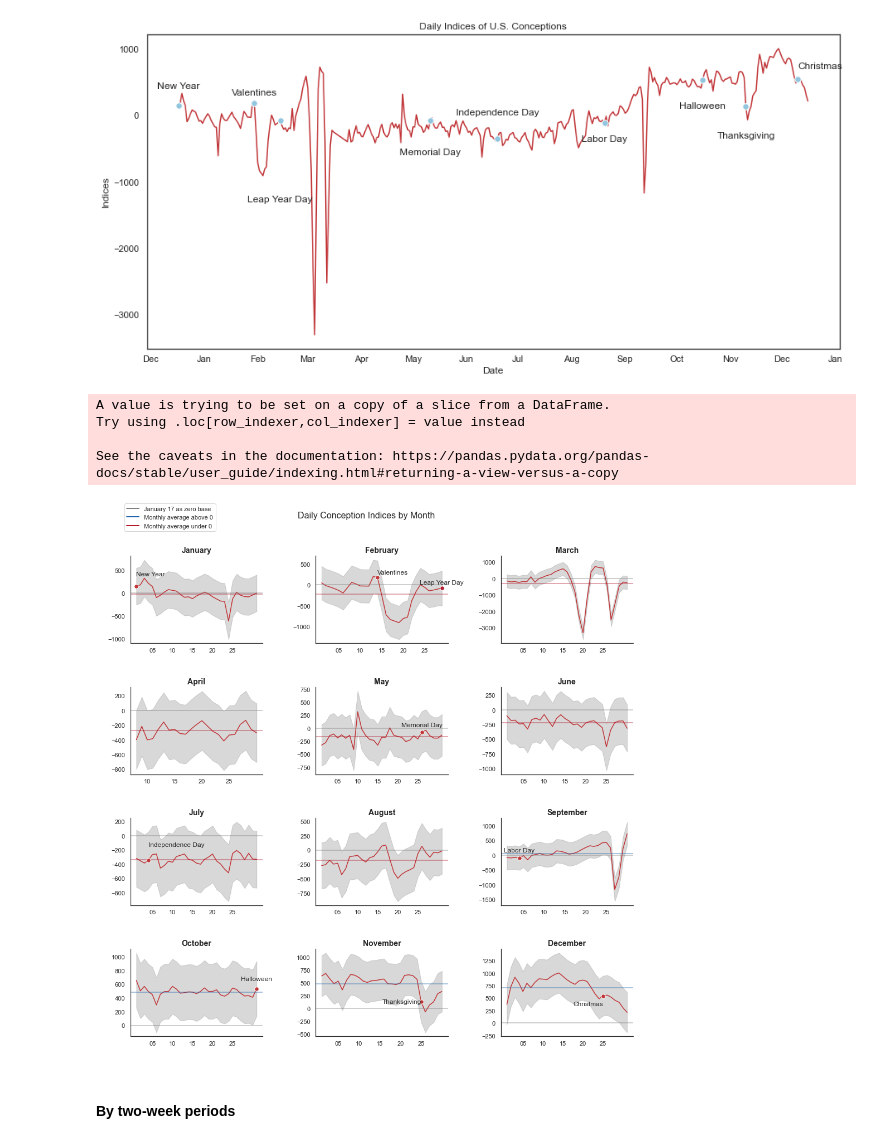
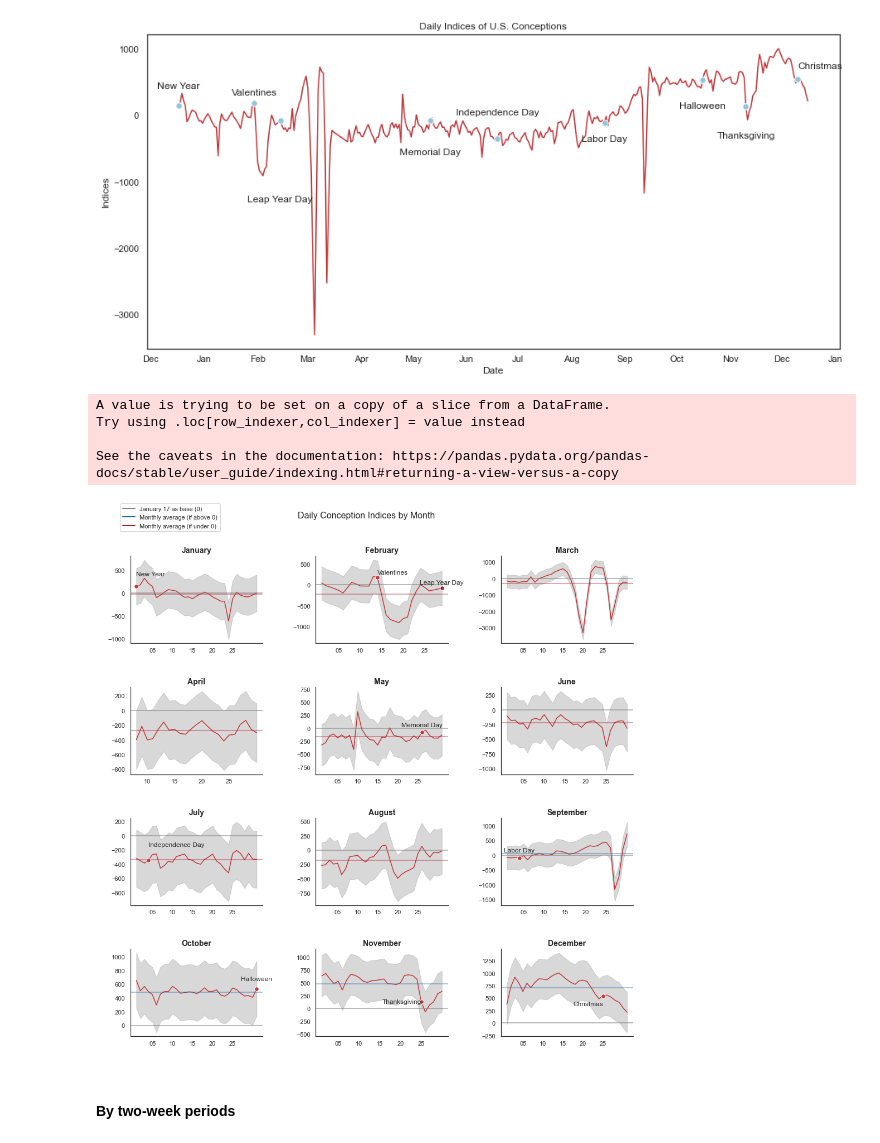
Before and after one commit to taidnguyen/us-birthdays, a Jupyter notebook: main.ipynb, the cells around one changed output. Saved outputs shown, nothing was run; the diff lists cells and outputs as text; code cells hidden in the pictures.

```diff
--- a/main.ipynb
+++ b/main.ipynb
@@ -279,7 +307,7 @@ g = sns.FacetGrid(data.sort_values(['date']), col='month', col_wrap=3, sharey=Fa
 # Map lines
 def lines(x,y, **kwargs):
     ax = sns.lineplot(x,y,**kwargs)
-    ax.axhline(0, alpha=0.5, color='gray')
+    ax.axhline(0, alpha=0.7, color='gray')
     ax.axhline(np.mean(y), alpha=0.5, color=('#2166ac' if np.mean(y) > 0 else '#b2182b'))
     ax.xaxis.set_major_locator(mpl.dates.MonthLocator()) #force major ticks on a monthly time scale
     ax.xaxis.set_minor_locator(mpl.dates.MonthLocator(bymonthday=[0,1,5,10,15,20,25]))
@@ -303,35 +331,35 @@ g.axes[1].plot(datetime.datetime(2012, 2, 14), point_dict[datetime.datetime(2012
 g.axes[1].text(datetime.datetime(2012, 2, 29), 20, "Leap Year Day", ha='center', fontsize=12)
 g.axes[1].plot(datetime.datetime(2012, 2, 29), point_dict[datetime.datetime(2012, 2, 29)]['coefficient'], marker='.', markersize=15, markeredgecolor='white', color='#b2182b')
 g.axes[4].text(datetime.datetime(2012, 5, 26), 25, "Memorial Day", ha='center', fontsize=12)
 g.axes[4].plot(datetime.datetime(2012, 5, 26), point_dict[datetime.datetime(2012, 5, 26)]['coefficient'], marker='.', markersize=15, markeredgecolor='white')
 g.axes[6].text(datetime.datetime(2012, 7, 4), -150, "Independence Day", ha='left', fontsize=12)
 g.axes[6].plot(datetime.datetime(2012, 7, 4), point_dict[datetime.datetime(2012, 7, 4)]['coefficient'], marker='.', markersize=15, markeredgecolor='white')
 g.axes[8].text(datetime.datetime(2012, 9, 4), 100, "Labor Day", ha='center', fontsize=12)
 g.axes[8].plot(datetime.datetime(2012, 9, 4), point_dict[datetime.datetime(2012, 9, 4)]['coefficient'], marker='.', markersize=15, markeredgecolor='white')
 g.axes[9].text(datetime.datetime(2012, 10, 31), 650, "Halloween", ha='center', fontsize=12)
 g.axes[9].plot(datetime.datetime(2012, 10, 31), point_dict[datetime.datetime(2012, 10, 31)]['coefficient'], marker='.', markersize=15, markeredgecolor='white')
 g.axes[10].text(datetime.datetime(2012, 11, 25), 100, "Thanksgiving", ha='right', fontsize=12)
 g.axes[10].plot(datetime.datetime(2012, 11, 25), point_dict[datetime.datetime(2012, 11, 25)]['coefficient'], marker='.', markersize=15, markeredgecolor='white')
 g.axes[11].text(datetime.datetime(2012, 12, 25), 350, "Christmas", ha='right', fontsize=12)
 g.axes[11].plot(datetime.datetime(2012, 12, 25), point_dict[datetime.datetime(2012, 12, 25)]['coefficient'], marker='.', markersize=15, markeredgecolor='white')
 
 # # Legends
 custom_lines = [Line2D([0], [0], color='gray', lw=2),
                 Line2D([0], [0], color='#2166ac', lw=2),
                 Line2D([0], [0], color='#b2182b', lw=2)]
-g.axes[0].legend(custom_lines, ['January 17 as zero base', 'Monthly average above 0', 'Monthly average under 0'],
+g.axes[0].legend(custom_lines, ['January 17 as base (0)', 'Monthly average (if above 0)', 'Monthly average (if under 0)'],
           loc='upper center', bbox_to_anchor=(0.3, 1.6), borderaxespad=0.)
 
 # Final adjustments
 plt.subplots_adjust(hspace=0.5, wspace=0.4, top=0.9) #spacing between and on top
 g = g.fig.suptitle('Daily Conception Indices by Month', fontsize=16)
 plt.show()
 # %% [output]
 A value is trying to be set on a copy of a slice from a DataFrame.
 Try using .loc[row_indexer,col_indexer] = value instead
 
 See the caveats in the documentation: https://pandas.pydata.org/pandas-docs/stable/user_guide/indexing.html#returning-a-view-versus-a-copy
-[figure, old version]
+[figure, new version]
 # %% [markdown]
 #### By two-week periods
 # %%
```
Also changed, not shown: parts of 3 cells of this notebook, 1 other file.
